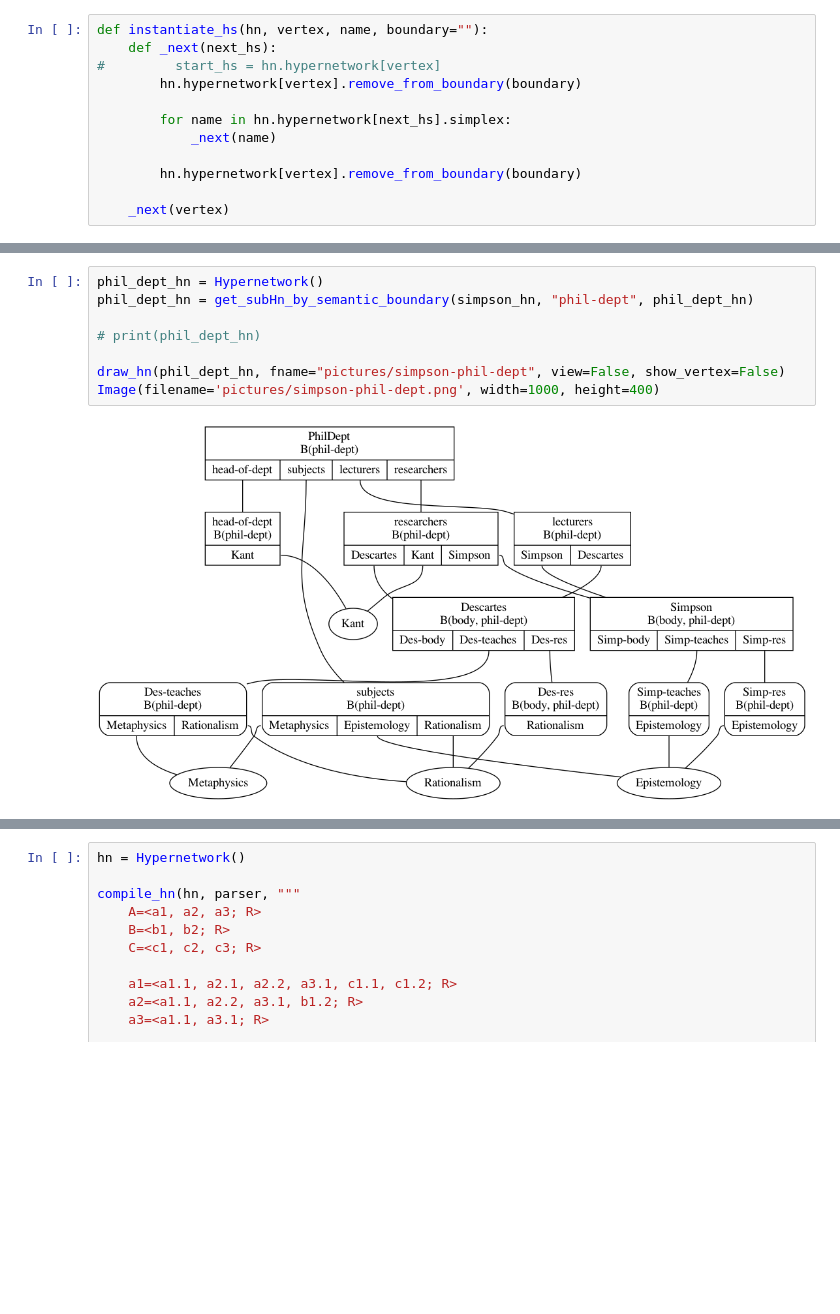
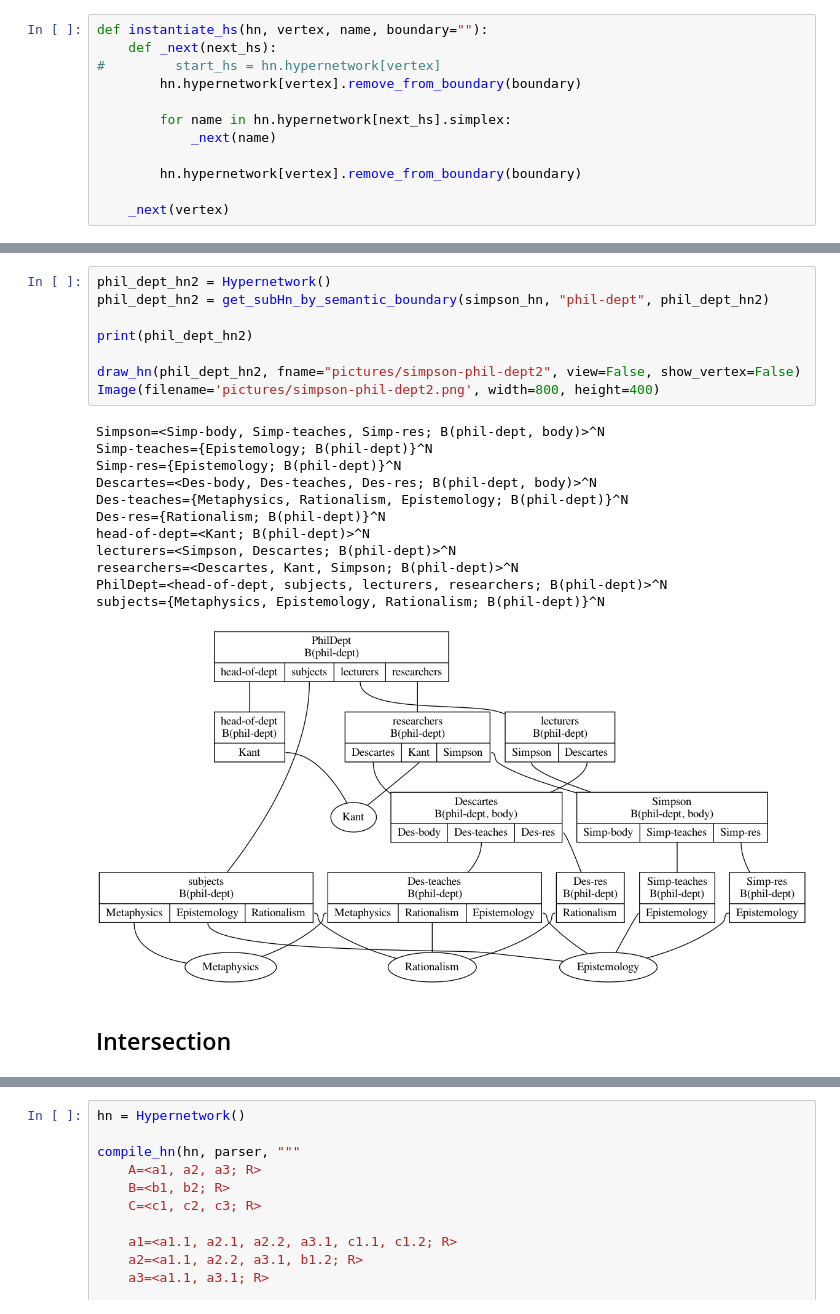
Before and after one commit to rdchar/Hora, a Jupyter notebook: examples/Simpson.ipynb, the cells around one changed output, grey strips where cells are left out. Drawn from its saved outputs; the diff is of its cells as text; blank space fills up the shorter version.

```diff
--- a/examples/Simpson.ipynb
+++ b/examples/Simpson.ipynb
@@ -77,11 +125,24 @@ Simp-lhand=<Simp-lfingers, Simp-lthumb; R_lhand; B(body)>^N
 # %%
-phil_dept_hn = Hypernetwork()
-phil_dept_hn = get_subHn_by_semantic_boundary(simpson_hn, "phil-dept", phil_dept_hn)
+phil_dept_hn2 = Hypernetwork()
+phil_dept_hn2 = get_subHn_by_semantic_boundary(simpson_hn, "phil-dept", phil_dept_hn2)
 
-# print(phil_dept_hn)
+print(phil_dept_hn2)
 
-draw_hn(phil_dept_hn, fname="pictures/simpson-phil-dept", view=False, show_vertex=False)
-Image(filename='pictures/simpson-phil-dept.png', width=1000, height=400)
+draw_hn(phil_dept_hn2, fname="pictures/simpson-phil-dept2", view=False, show_vertex=False)
+Image(filename='pictures/simpson-phil-dept2.png', width=800, height=400)
 # %% [output]
+Simpson=<Simp-body, Simp-teaches, Simp-res; B(phil-dept, body)>^N
+Simp-teaches={Epistemology; B(phil-dept)}^N
+Simp-res={Epistemology; B(phil-dept)}^N
+Descartes=<Des-body, Des-teaches, Des-res; B(phil-dept, body)>^N
+Des-teaches={Metaphysics, Rationalism, Epistemology; B(phil-dept)}^N
+Des-res={Rationalism; B(phil-dept)}^N
+head-of-dept=<Kant; B(phil-dept)>^N
+lecturers=<Simpson, Descartes; B(phil-dept)>^N
+researchers=<Descartes, Kant, Simpson; B(phil-dept)>^N
+PhilDept=<head-of-dept, subjects, lecturers, researchers; B(phil-dept)>^N
+subjects={Metaphysics, Epistemology, Rationalism; B(phil-dept)}^N
-[figure, old version]
+[figure, new version]
+# %% [markdown]
+## Intersection
 # %%
```
Also changed, not shown: parts of 16 cells of this notebook, 1 other file.
